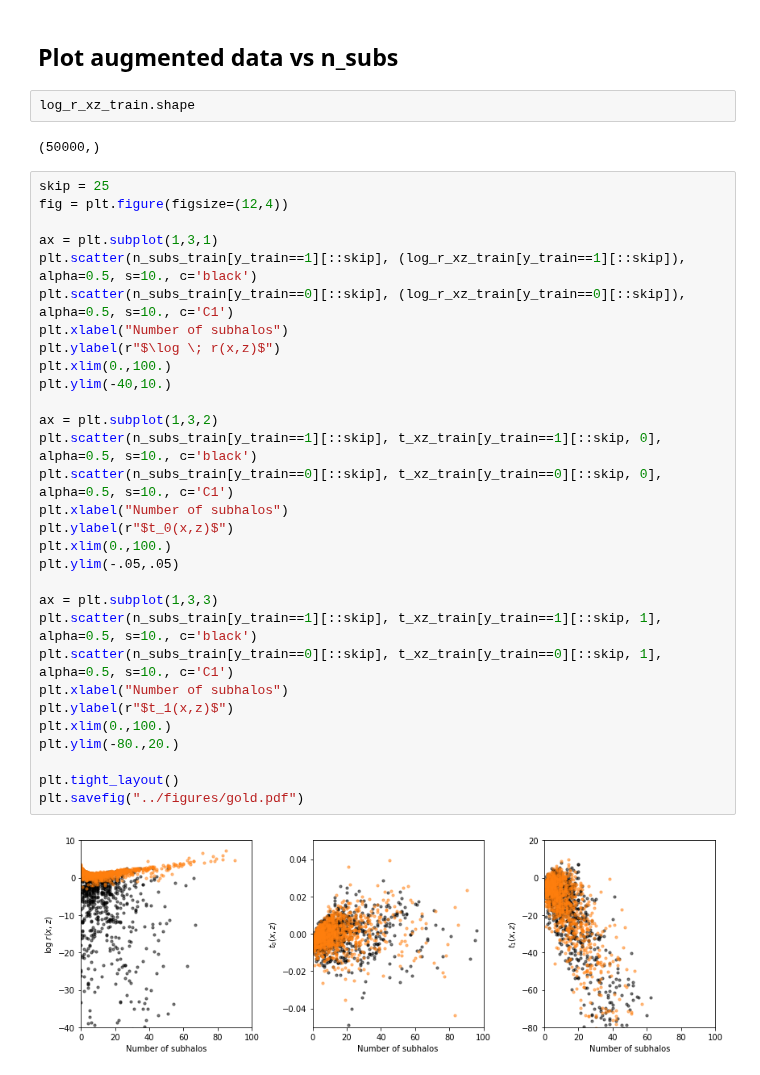
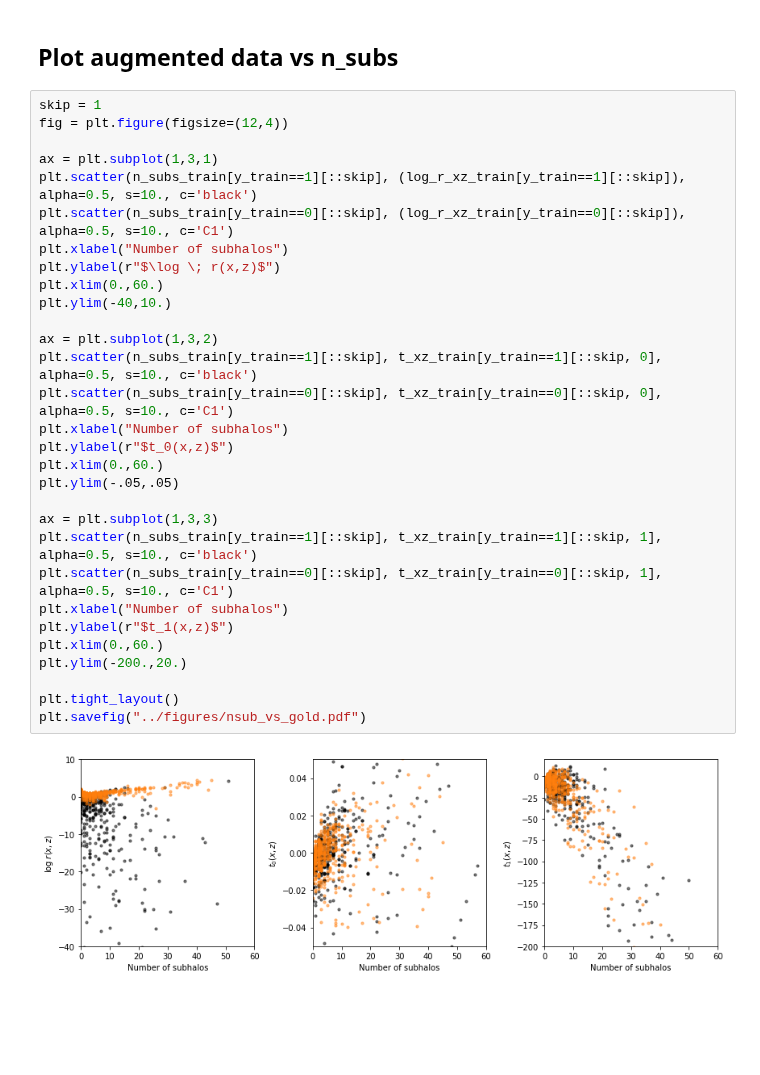
Before and after one commit to smsharma/mining-for-substructure-lens, a Jupyter notebook: notebooks/02_analyze_joint_data.ipynb, the cells around one changed output. Saved outputs shown, nothing was run; the diff lists cells and outputs as text; blank space fills up the shorter version.

```diff
--- a/notebooks/02_analyze_joint_data.ipynb
+++ b/notebooks/02_analyze_joint_data.ipynb
@@ -53,38 +78,34 @@ plt.savefig("../figures/nsub_vs_theta.pdf")
 # %% [markdown]
 ## Plot augmented data vs n_subs
-# %%
-log_r_xz_train.shape
-# %% [output]
-(50000,)
 # %%
-skip = 25
+skip = 1
 fig = plt.figure(figsize=(12,4))
 
 ax = plt.subplot(1,3,1)
 plt.scatter(n_subs_train[y_train==1][::skip], (log_r_xz_train[y_train==1][::skip]), alpha=0.5, s=10., c='black')
 plt.scatter(n_subs_train[y_train==0][::skip], (log_r_xz_train[y_train==0][::skip]), alpha=0.5, s=10., c='C1')
 plt.xlabel("Number of subhalos")
 plt.ylabel(r"$\log \; r(x,z)$")
-plt.xlim(0.,100.)
+plt.xlim(0.,60.)
 plt.ylim(-40,10.)
 
 ax = plt.subplot(1,3,2)
 plt.scatter(n_subs_train[y_train==1][::skip], t_xz_train[y_train==1][::skip, 0], alpha=0.5, s=10., c='black')
 plt.scatter(n_subs_train[y_train==0][::skip], t_xz_train[y_train==0][::skip, 0], alpha=0.5, s=10., c='C1')
 plt.xlabel("Number of subhalos")
 plt.ylabel(r"$t_0(x,z)$")
-plt.xlim(0.,100.)
+plt.xlim(0.,60.)
 plt.ylim(-.05,.05)
 
 ax = plt.subplot(1,3,3)
 plt.scatter(n_subs_train[y_train==1][::skip], t_xz_train[y_train==1][::skip, 1], alpha=0.5, s=10., c='black')
 plt.scatter(n_subs_train[y_train==0][::skip], t_xz_train[y_train==0][::skip, 1], alpha=0.5, s=10., c='C1')
 plt.xlabel("Number of subhalos")
 plt.ylabel(r"$t_1(x,z)$")
-plt.xlim(0.,100.)
-plt.ylim(-80.,20.)
+plt.xlim(0.,60.)
+plt.ylim(-200.,20.)
 
 plt.tight_layout()
-plt.savefig("../figures/gold.pdf")
+plt.savefig("../figures/nsub_vs_gold.pdf")
 # %% [output]
-[figure, old version]
+[figure, new version]
```
Also changed, not shown: parts of 14 cells of this notebook, 22 other files.
